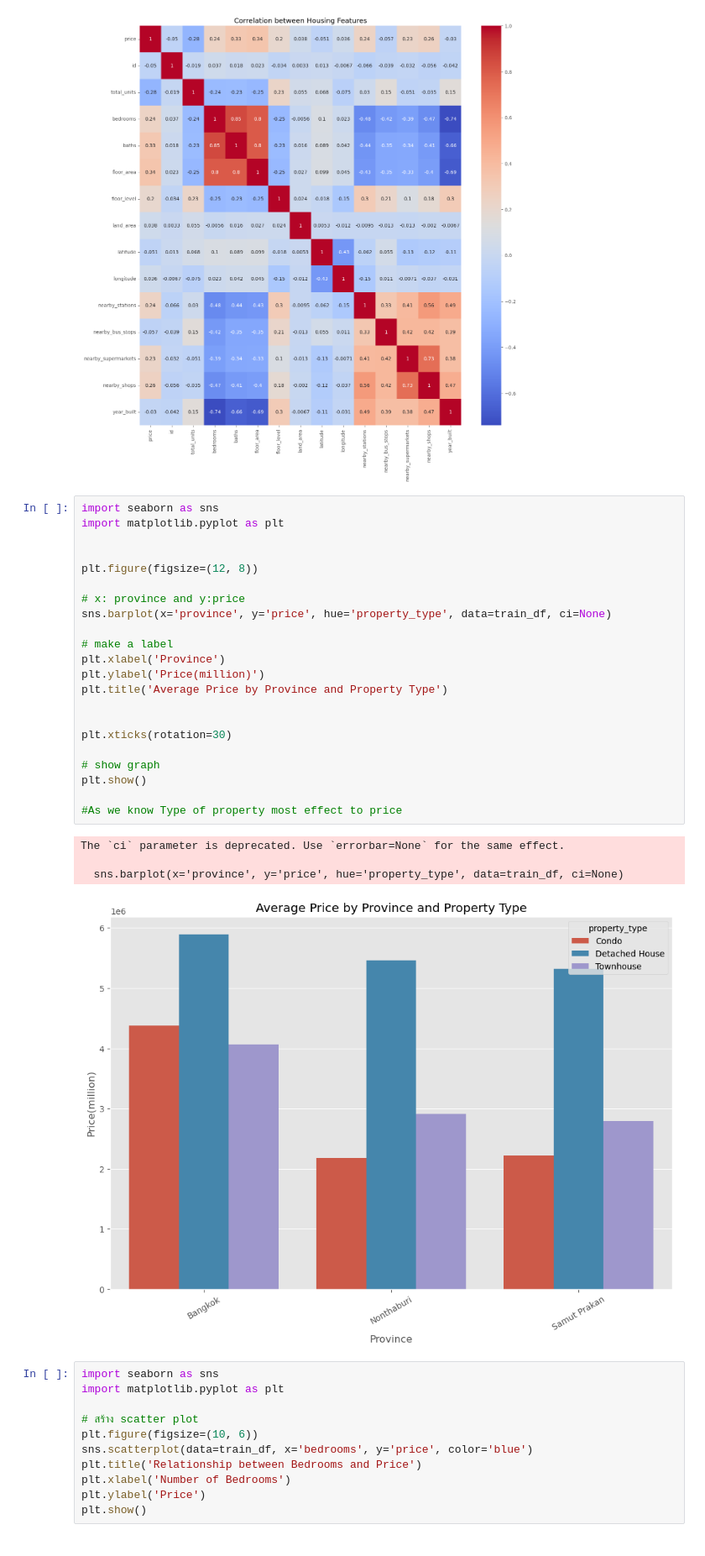
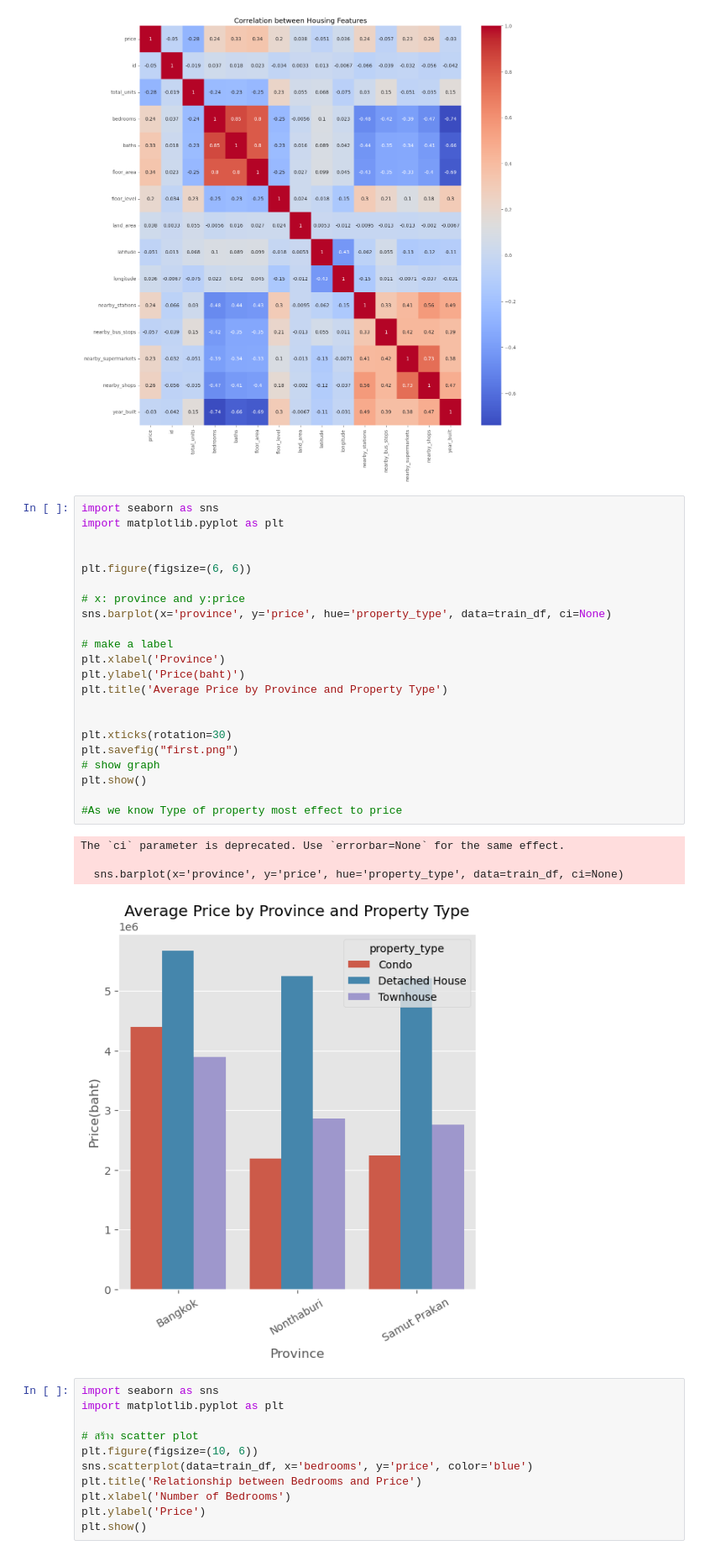
Before and after one commit to Adisakkti/Project_2_Price_Advisor, a Jupyter notebook: Code/1.Price Advisor Model.ipynb, the cells around one changed output. Shown at 84% size. Saved outputs shown, nothing was run; the diff lists cells and outputs as text.

```diff
--- a/Code/1.Price Advisor Model.ipynb
+++ b/Code/1.Price Advisor Model.ipynb
@@ -95,30 +95,30 @@ plt.show()
 # %%
 import seaborn as sns
 import matplotlib.pyplot as plt
 
 
-plt.figure(figsize=(12, 8))
+plt.figure(figsize=(6, 6))
 
 # x: province and y:price
 sns.barplot(x='province', y='price', hue='property_type', data=train_df, ci=None)
 
 # make a label
 plt.xlabel('Province')
-plt.ylabel('Price(million)')
+plt.ylabel('Price(baht)')
 plt.title('Average Price by Province and Property Type')
 
 
 plt.xticks(rotation=30)
-
+plt.savefig("first.png")
 # show graph
 plt.show()
 
 #As we know Type of property most effect to price
 # %% [output]
 The `ci` parameter is deprecated. Use `errorbar=None` for the same effect.
 
   sns.barplot(x='province', y='price', hue='property_type', data=train_df, ci=None)
-[figure, old version]
+[figure, new version]
 # %%
 import seaborn as sns
 import matplotlib.pyplot as plt
```
Also changed, not shown: parts of 3 cells of this notebook, 2 other files.
